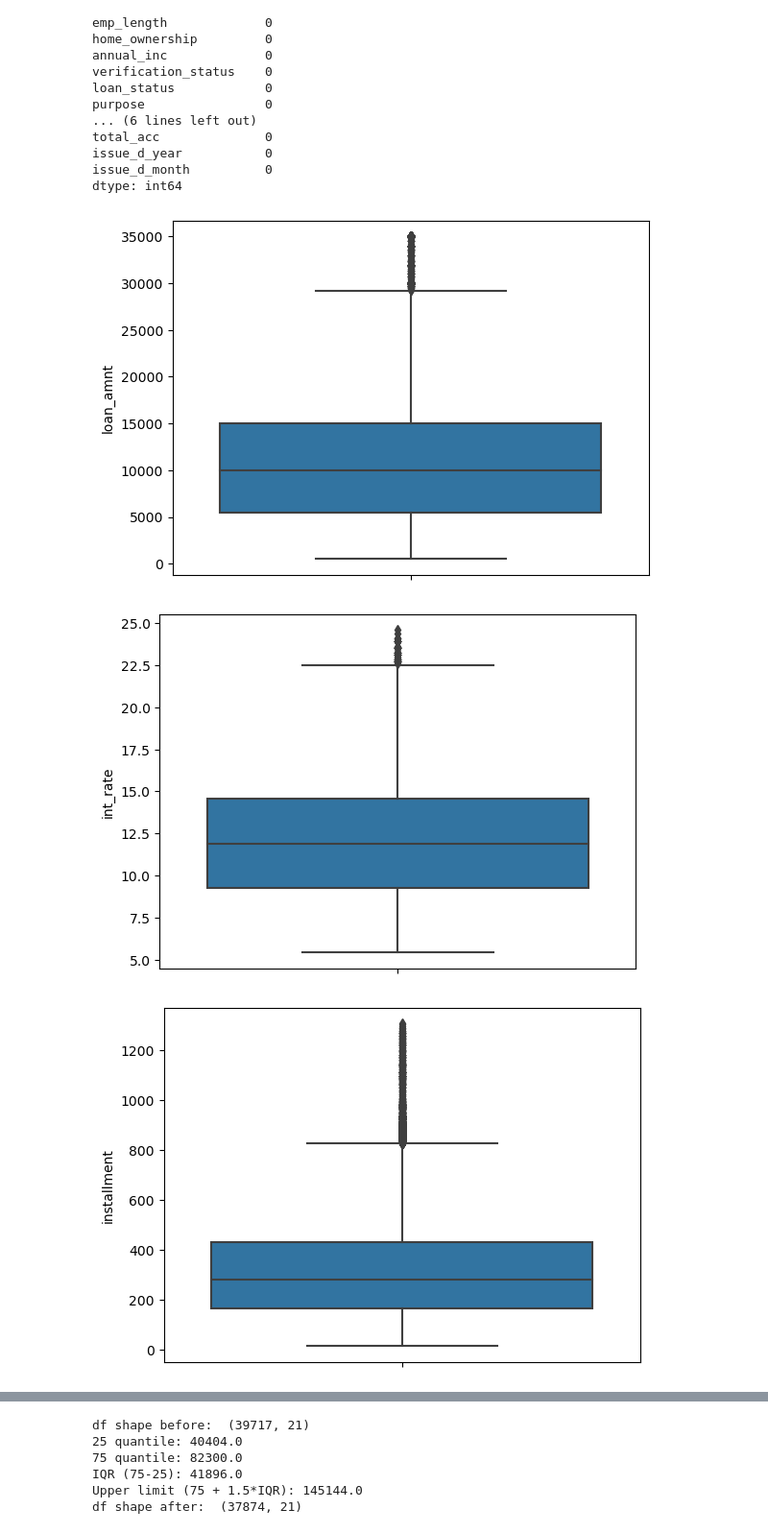
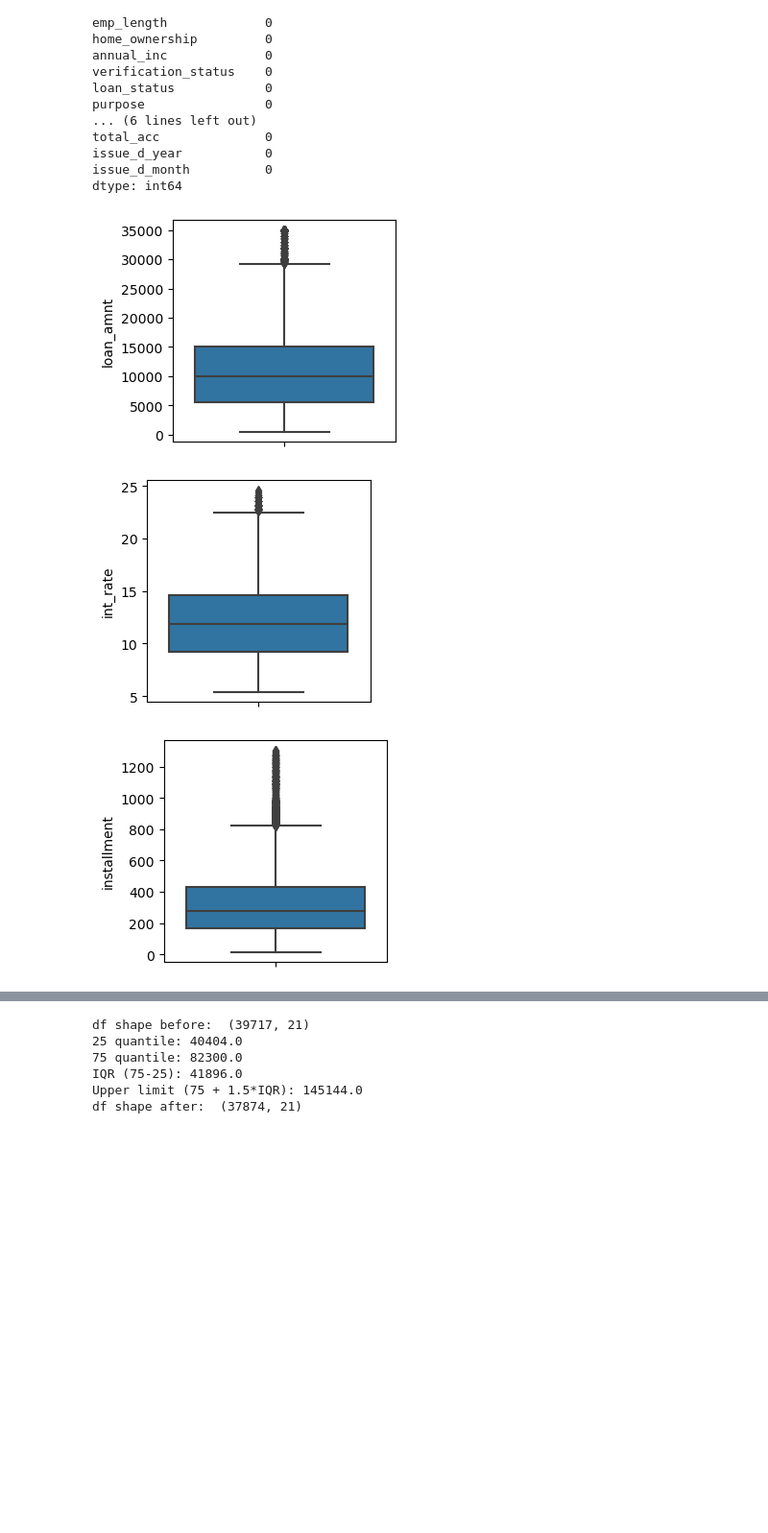
Before and after one commit to sarpsl/LendingClubCaseStudy, a Jupyter notebook: Syed_Abdul_Rahim.ipynb, the cells around one changed output, grey strips where cells are left out. Shown at 96% size. Drawn from its saved outputs; the diff is of its cells as text; code cells hidden in the pictures; blank space fills up the shorter version.

```diff
--- a/Syed_Abdul_Rahim.ipynb
+++ b/Syed_Abdul_Rahim.ipynb
@@ -233,10 +214,10 @@ dtype: int64
 # %%
 # draw box plot for each 'int' / 'float' column to check the outliers
 for col in df.select_dtypes(['int','float']).columns:
-    sns.boxplot(y=df[col])
-    #plt.figure(figsize=[5,5])
+    fig, ax = plt.subplots(figsize=(3,3))
+    sns.boxplot(y=df[col], ax=ax)
     plt.show()
 # %% [output]
-[figure, old version]
+[figure, new version]
-[figure, old version]
+[figure, new version]
-[figure, old version]
+[figure, new version]
```
Also changed, not shown: parts of 26 cells of this notebook.
